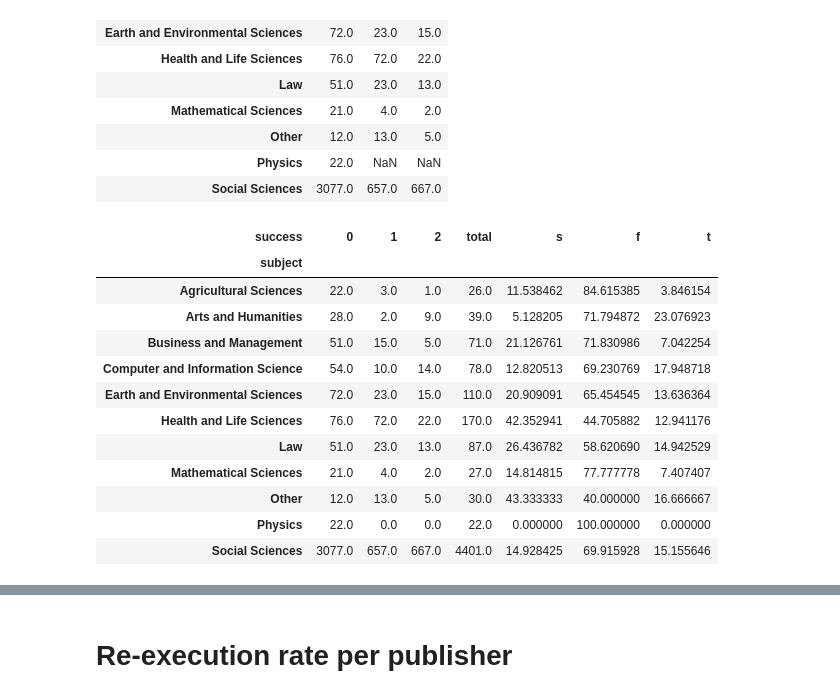
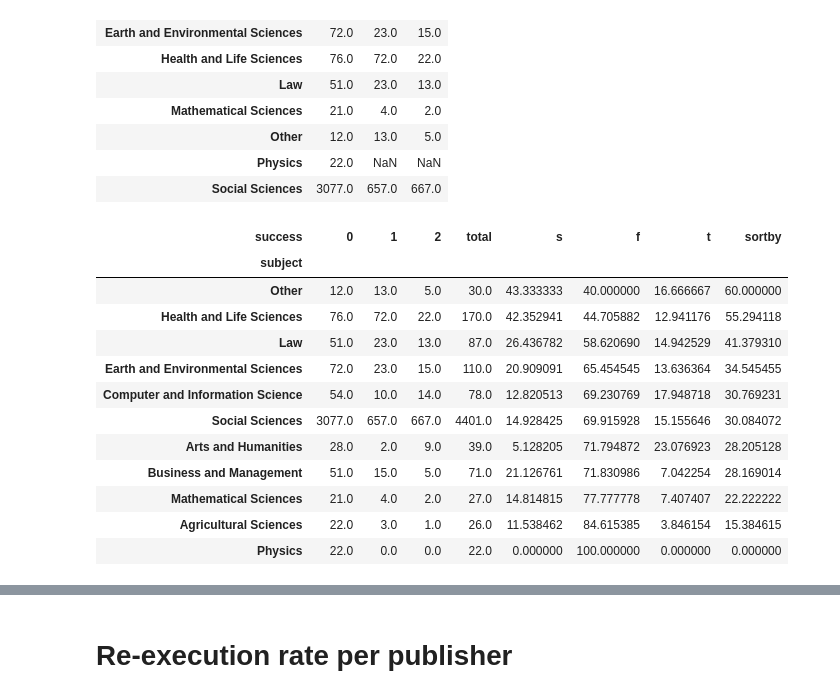
Before and after one commit to atrisovic/dataverse-r-study, a Jupyter notebook: analysis/exe-stats.ipynb, the cells around one changed output, grey strips where cells are left out. Cells and saved outputs as stored; diff of their text form; code cells hidden in the pictures.

```diff
--- a/analysis/exe-stats.ipynb
+++ b/analysis/exe-stats.ipynb
@@ -454,28 +454,30 @@ temp
 # %%
 temp.fillna(0.0, inplace=True)
 temp['total'] = [i+j for i,j in zip(temp[1],temp[0])]
 temp['total'] = [i+j for i,j in zip(temp[2],temp['total'])]
 
 temp['s'] = [i / j * 100 for i,j in zip(temp[1], temp['total'])]
 temp['f'] = [i / j * 100 for i,j in zip(temp[0], temp['total'])]
 temp['t'] = [i / j * 100 for i,j in zip(temp[2], temp['total'])]
 
-#temp = temp.sort_values(by=['year'], ascending=False).head(11)
+temp['sortby'] = [i+j for i,j in zip(temp['s'], temp['t'])]
+
+temp = temp.sort_values(by=['sortby'], ascending=False).head(11)
 temp
 # %% [output]
-| success | 0 | 1 | 2 | total | s | f | t |
-| subject |  |  |  |  |  |  |  |
-| Agricultural Sciences | 22.0 | 3.0 | 1.0 | 26.0 | 11.538462 | 84.615385 | 3.846154 |
-| Arts and Humanities | 28.0 | 2.0 | 9.0 | 39.0 | 5.128205 | 71.794872 | 23.076923 |
-| Business and Management | 51.0 | 15.0 | 5.0 | 71.0 | 21.126761 | 71.830986 | 7.042254 |
-| Computer and Information Science | 54.0 | 10.0 | 14.0 | 78.0 | 12.820513 | 69.230769 | 17.948718 |
-| Earth and Environmental Sciences | 72.0 | 23.0 | 15.0 | 110.0 | 20.909091 | 65.454545 | 13.636364 |
-| Health and Life Sciences | 76.0 | 72.0 | 22.0 | 170.0 | 42.352941 | 44.705882 | 12.941176 |
-| Law | 51.0 | 23.0 | 13.0 | 87.0 | 26.436782 | 58.620690 | 14.942529 |
-| Mathematical Sciences | 21.0 | 4.0 | 2.0 | 27.0 | 14.814815 | 77.777778 | 7.407407 |
-| Other | 12.0 | 13.0 | 5.0 | 30.0 | 43.333333 | 40.000000 | 16.666667 |
-| Physics | 22.0 | 0.0 | 0.0 | 22.0 | 0.000000 | 100.000000 | 0.000000 |
-| Social Sciences | 3077.0 | 657.0 | 667.0 | 4401.0 | 14.928425 | 69.915928 | 15.155646 |
+| success | 0 | 1 | 2 | total | s | f | t | sortby |
+| subject |  |  |  |  |  |  |  |  |
+| Other | 12.0 | 13.0 | 5.0 | 30.0 | 43.333333 | 40.000000 | 16.666667 | 60.000000 |
+| Health and Life Sciences | 76.0 | 72.0 | 22.0 | 170.0 | 42.352941 | 44.705882 | 12.941176 | 55.294118 |
+| Law | 51.0 | 23.0 | 13.0 | 87.0 | 26.436782 | 58.620690 | 14.942529 | 41.379310 |
+| Earth and Environmental Sciences | 72.0 | 23.0 | 15.0 | 110.0 | 20.909091 | 65.454545 | 13.636364 | 34.545455 |
+| Computer and Information Science | 54.0 | 10.0 | 14.0 | 78.0 | 12.820513 | 69.230769 | 17.948718 | 30.769231 |
+| Social Sciences | 3077.0 | 657.0 | 667.0 | 4401.0 | 14.928425 | 69.915928 | 15.155646 | 30.084072 |
+| Arts and Humanities | 28.0 | 2.0 | 9.0 | 39.0 | 5.128205 | 71.794872 | 23.076923 | 28.205128 |
+| Business and Management | 51.0 | 15.0 | 5.0 | 71.0 | 21.126761 | 71.830986 | 7.042254 | 28.169014 |
+| Mathematical Sciences | 21.0 | 4.0 | 2.0 | 27.0 | 14.814815 | 77.777778 | 7.407407 | 22.222222 |
+| Agricultural Sciences | 22.0 | 3.0 | 1.0 | 26.0 | 11.538462 | 84.615385 | 3.846154 | 15.384615 |
+| Physics | 22.0 | 0.0 | 0.0 | 22.0 | 0.000000 | 100.000000 | 0.000000 | 0.000000 |
 # %%
 names = list(temp.index)
 r= range(0,len(temp['s']))
```
Also changed, not shown: parts of 15 cells of this notebook, 2 other files.
